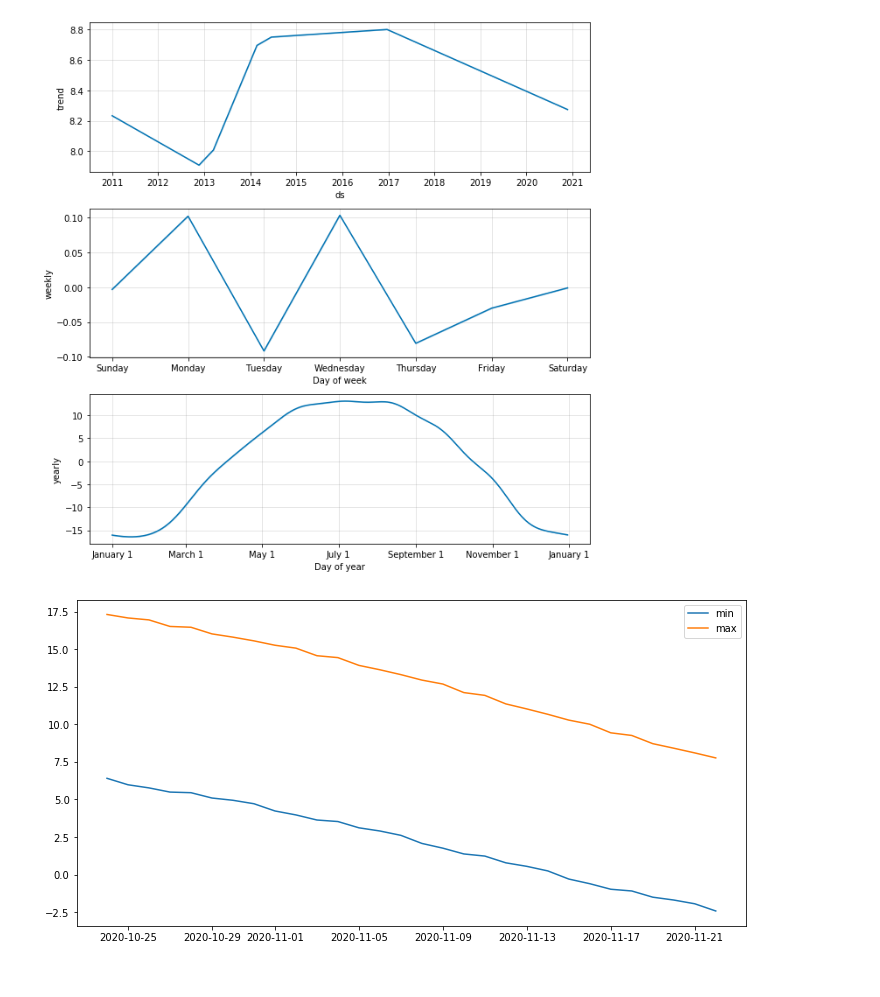
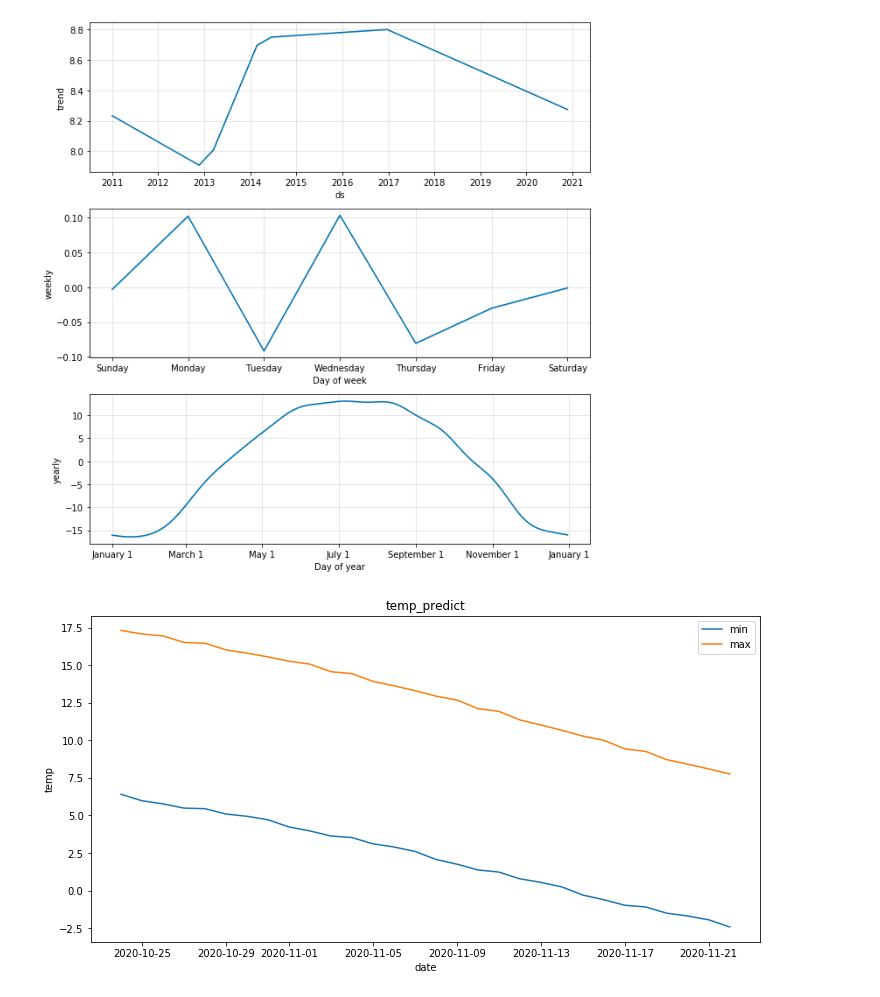
Before and after one commit to xindoo/bjweather, a Jupyter notebook: fbprophet_temp_predict.ipynb, the cells around one changed output. Saved outputs shown, nothing was run; the diff lists cells and outputs as text; code cells hidden in the pictures.

```diff
--- a/fbprophet_temp_predict.ipynb
+++ b/fbprophet_temp_predict.ipynb
@@ -79,9 +82,12 @@ fig2 = maxModel.plot_components(fcmin)
 [figure]
 # %%
 plt.figure(figsize=(12, 6))
+plt.title('temp_predict')
+plt.xlabel('date')
+plt.ylabel('temp')
 plt.plot(fcmin['ds'].tail(30), fcmin['yhat'].tail(30), label='min')
 plt.plot(fcmax['ds'].tail(30), fcmax['yhat'].tail(30), label='max')
 plt.legend()
 plt.show()
 # %% [output]
-[figure, old version]
+[figure, new version]
```
Also changed, not shown: parts of 3 cells of this notebook, 2 other files.
